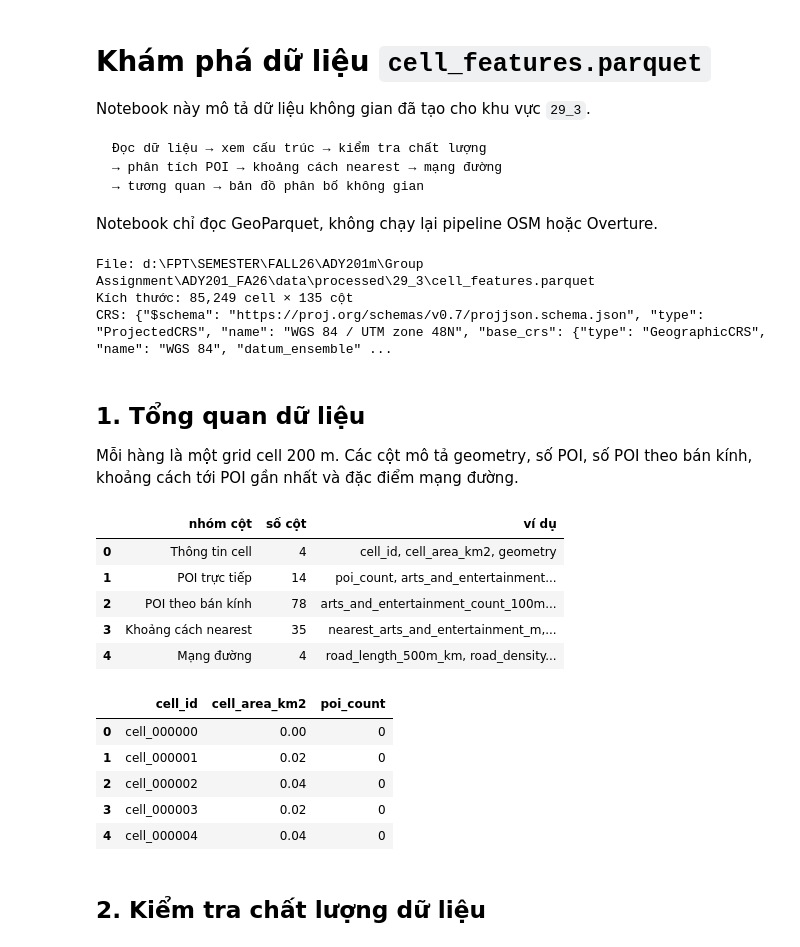
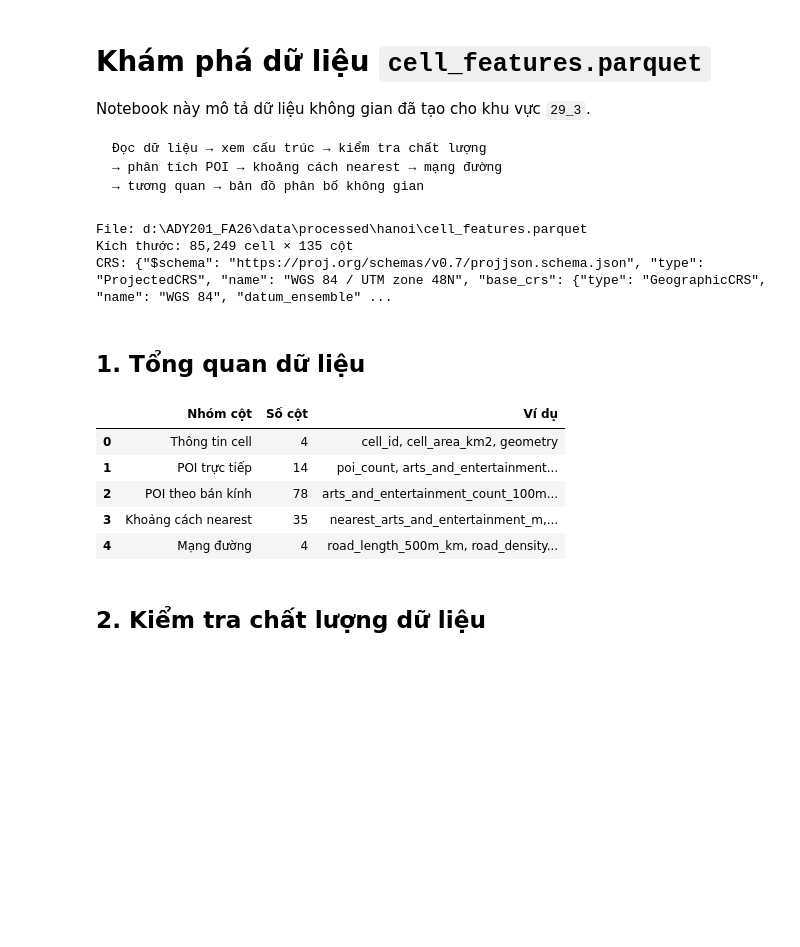
Before and after one commit to hihihah71/ADY201_FA26, a Jupyter notebook: notebook/Thanh.ipynb, the cells around one changed output. Cells and saved outputs as stored; diff of their text form; code cells hidden in the pictures; blank space fills up the shorter version.

````diff
--- a/notebook/Thanh.ipynb
+++ b/notebook/Thanh.ipynb
@@ -2,17 +2,17 @@
 # Khám phá dữ liệu `cell_features.parquet`
 
 Notebook này mô tả dữ liệu không gian đã tạo cho khu vực `29_3`.
+
 
 ```text
 Đọc dữ liệu → xem cấu trúc → kiểm tra chất lượng
 → phân tích POI → khoảng cách nearest → mạng đường
 → tương quan → bản đồ phân bố không gian
 ```
-
-Notebook chỉ đọc GeoParquet, không chạy lại pipeline OSM hoặc Overture.
 # %%
 from pathlib import Path
 import re
+import seaborn as sns
 
 import geopandas as gpd
 import matplotlib.pyplot as plt
@@ -29,7 +29,7 @@ def find_root(start=Path.cwd()):
 
 
 ROOT = find_root()
-DATA_PATH = ROOT / "data/processed/29_3/cell_features.parquet"
+DATA_PATH = ROOT / "data/processed/hanoi/cell_features.parquet"
 features = gpd.read_parquet(DATA_PATH)
 
 plt.style.use("seaborn-v0_8-whitegrid")
@@ -41,48 +41,46 @@ print("File:", DATA_PATH)
 print(f"Kích thước: {features.shape[0]:,} cell × {features.shape[1]} cột")
 print("CRS:", features.crs)
 # %% [output]
-File: d:\FPT\SEMESTER\FALL26\ADY201m\Group Assignment\ADY201_FA26\data\processed\29_3\cell_features.parquet
+File: d:\ADY201_FA26\data\processed\hanoi\cell_features.parquet
 Kích thước: 85,249 cell × 135 cột
 CRS: {"$schema": "https://proj.org/schemas/v0.7/projjson.schema.json", "type": "ProjectedCRS", "name": "WGS 84 / UTM zone 48N", "base_crs": {"type": "GeographicCRS", "name": "WGS 84", "datum_ensemble" ...
 # %% [markdown]
 ## 1. Tổng quan dữ liệu
-
-Mỗi hàng là một grid cell 200 m. Các cột mô tả geometry, số POI, số POI theo bán kính, khoảng cách tới POI gần nhất và đặc điểm mạng đường.
 # %%
-radius_pattern = re.compile(r"_count_(100|200|500|1000|2000|5000)m$")
+columns = features.columns
+
+radius_suffixes = (
+    "_count_100m", "_count_200m", "_count_500m",
+    "_count_1000m", "_count_2000m", "_count_5000m",
+)
+
+cell_columns = ["cell_id", "cell_area_km2", "geometry", "points"]
+
 groups = {
-    "Thông tin cell": ["cell_id", "cell_area_km2", "geometry", "points"],
-    "POI trực tiếp": [
-        c for c in features.columns
-        if c == "poi_count" or (c.endswith("_count") and c != "poi_count")
-    ],
-    "POI theo bán kính": [c for c in features.columns if radius_pattern.search(c)],
-    "Khoảng cách nearest": [c for c in features.columns if c.startswith("nearest_")],
-    "Mạng đường": [c for c in features.columns if c.startswith("road_")],
+    "Thông tin cell": [col for col in cell_columns if col in columns],
+    "POI trực tiếp": [col for col in columns if col.endswith("_count")],
+    "POI theo bán kính": [col for col in columns if col.endswith(radius_suffixes)],
+    "Khoảng cách nearest": [col for col in columns if col.startswith("nearest_")],
+    "Mạng đường": [col for col in columns if col.startswith("road_")],
 }
 
-group_summary = pd.DataFrame(
-    {
-        "nhóm cột": groups.keys(),
-        "số cột": [len(columns) for columns in groups.values()],
-        "ví dụ": [", ".join(columns[:3]) for columns in groups.values()],
-    }
-)
+rows = []
+for name, group_columns in groups.items():
+    rows.append({
+        "Nhóm cột": name,
+        "Số cột": len(group_columns),
+        "Ví dụ": ", ".join(group_columns[:3]),
+    })
+
+group_summary = pd.DataFrame(rows)
 display(group_summary)
-display(features[["cell_id", "cell_area_km2", "poi_count"]].head())
 # %% [output]
-|  | nhóm cột | số cột | ví dụ |
+|  | Nhóm cột | Số cột | Ví dụ |
 | 0 | Thông tin cell | 4 | cell_id, cell_area_km2, geometry |
 | 1 | POI trực tiếp | 14 | poi_count, arts_and_entertainment... |
 | 2 | POI theo bán kính | 78 | arts_and_entertainment_count_100m... |
 | 3 | Khoảng cách nearest | 35 | nearest_arts_and_entertainment_m,... |
 | 4 | Mạng đường | 4 | road_length_500m_km, road_density... |
-|  | cell_id | cell_area_km2 | poi_count |
-| 0 | cell_000000 | 0.00 | 0 |
-| 1 | cell_000001 | 0.02 | 0 |
-| 2 | cell_000002 | 0.04 | 0 |
-| 3 | cell_000003 | 0.02 | 0 |
-| 4 | cell_000004 | 0.04 | 0 |
 # %% [markdown]
 ## 2. Kiểm tra chất lượng dữ liệu
 # %%
````
Also changed, not shown: parts of 8 cells of this notebook.
